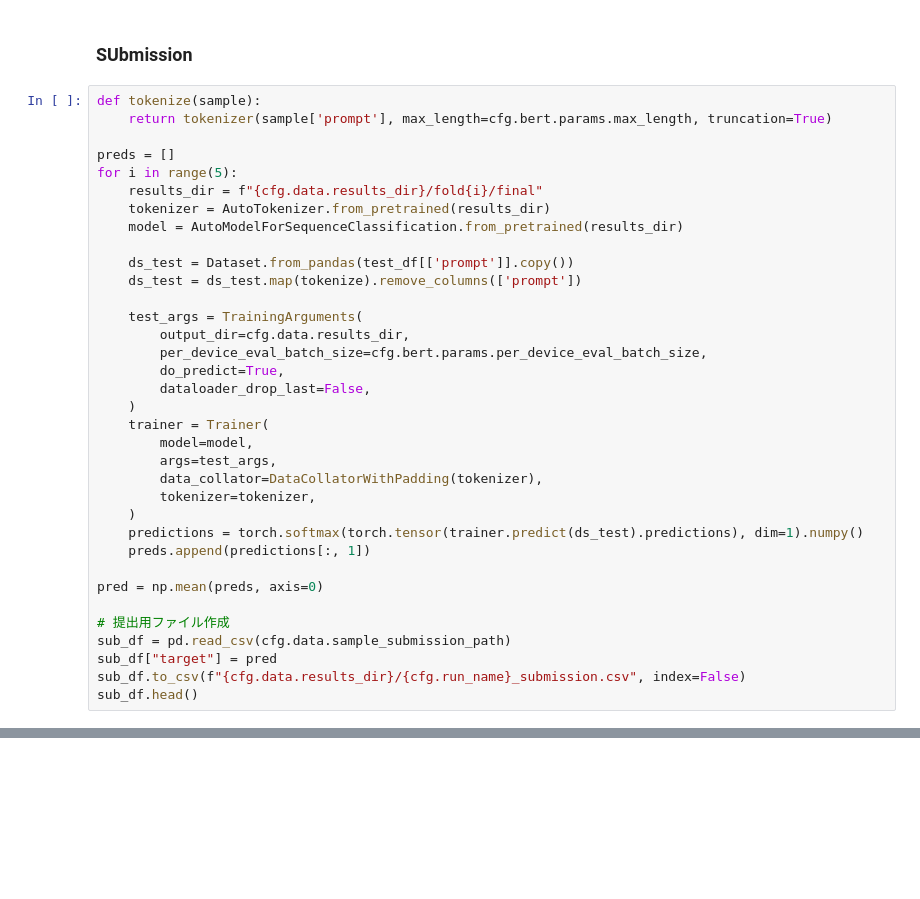
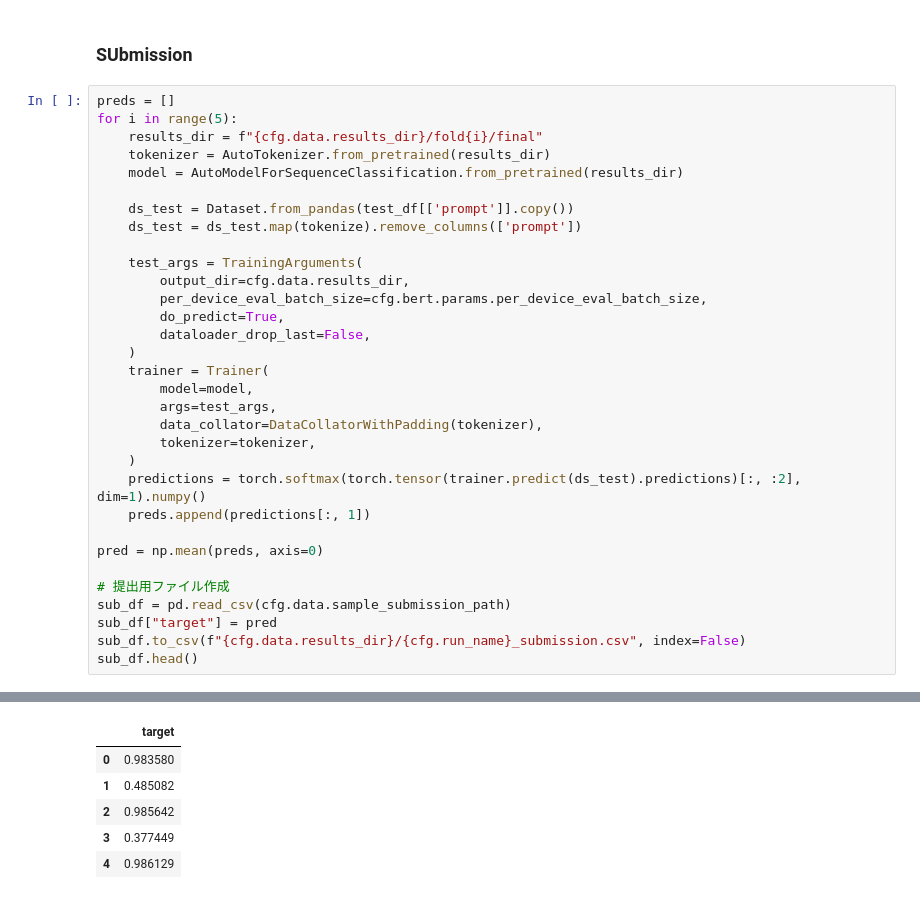
Before and after one commit to yumizu-da/atmaCup17, a Jupyter notebook: exp/006/run.ipynb, the cells around one changed output, grey strips where cells are left out. Drawn from its saved outputs; the diff is of its cells as text; blank space fills up the shorter version.

```diff
--- a/exp/006/run.ipynb
+++ b/exp/006/run.ipynb
@@ -222,9 +242,6 @@ KeyboardInterrupt:
 # %% [markdown]
 ### SUbmission
 # %%
-def tokenize(sample):
-    return tokenizer(sample['prompt'], max_length=cfg.bert.params.max_length, truncation=True)
-
 preds = []
 for i in range(5):
     results_dir = f"{cfg.data.results_dir}/fold{i}/final"
@@ -246,7 +263,7 @@ for i in range(5):
         data_collator=DataCollatorWithPadding(tokenizer),
         tokenizer=tokenizer,
     )
-    predictions = torch.softmax(torch.tensor(trainer.predict(ds_test).predictions), dim=1).numpy()
+    predictions = torch.softmax(torch.tensor(trainer.predict(ds_test).predictions)[:, :2], dim=1).numpy()
     preds.append(predictions[:, 1])
 
 pred = np.mean(preds, axis=0)
@@ -262,0 +282,6 @@ sub_df.head()
+|  | target |
+| 0 | 0.983580 |
+| 1 | 0.485082 |
+| 2 | 0.985642 |
+| 3 | 0.377449 |
+| 4 | 0.986129 |
```
Also changed, not shown: parts of 5 cells of this notebook, 2 other files.
